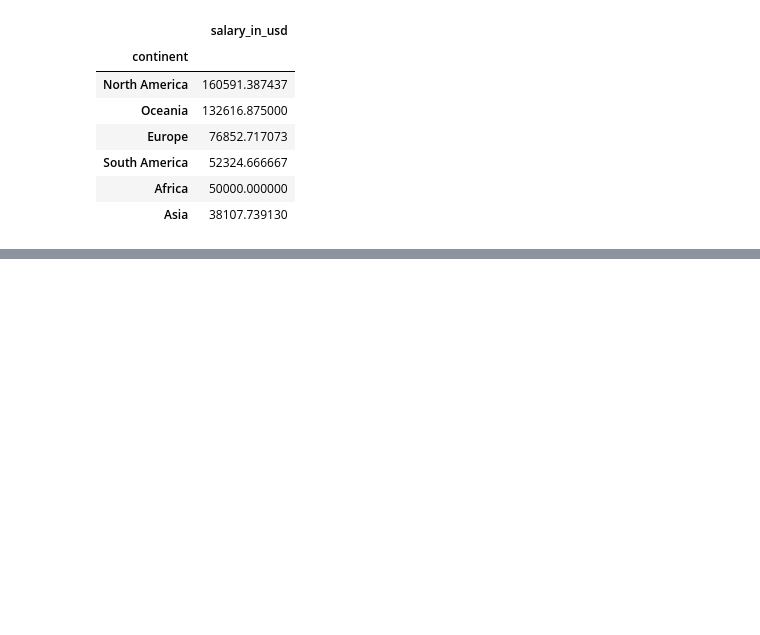
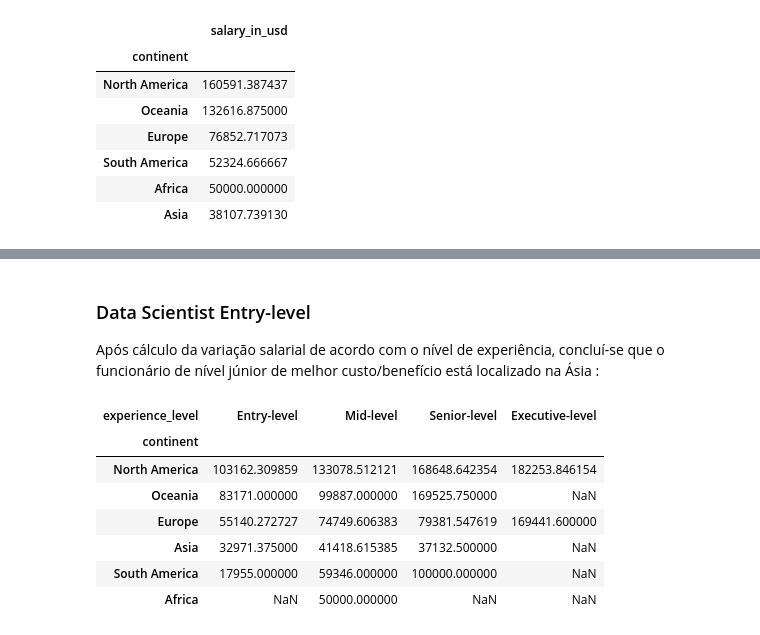
Before and after one commit to orafaelvinicius/Ada_tech, a Jupyter notebook: Tecnicas de programação I/Pasta Geral/Projeto/Projeto.ipynb, the cells around one changed output, grey strips where cells are left out. Drawn from its saved outputs; the diff is of its cells as text; code cells hidden in the pictures; blank space fills up the shorter version.

```diff
--- a/Tecnicas de programação I/Pasta Geral/Projeto/Projeto.ipynb
+++ b/Tecnicas de programação I/Pasta Geral/Projeto/Projeto.ipynb
@@ -491,0 +523,15 @@ Lembrando que
+# %% [markdown]
+### Data Scientist Entry-level
+Após cálculo da variação salarial de acordo com o nível de experiência, concluí-se que o funcionário de nível júnior de melhor custo/benefício está localizado na Ásia :
+# %%
+df_custo_beneficio = df_full_data.pivot_table(index='continent', columns='experience_level', values='salary_in_usd', aggfunc='mean')
+df_custo_beneficio.sort_values(by='Entry-level', ascending=False)
+# %% [output]
+| experience_level | Entry-level | Mid-level | Senior-level | Executive-level |
+| continent |  |  |  |  |
+| North America | 103162.309859 | 133078.512121 | 168648.642354 | 182253.846154 |
+| Oceania | 83171.000000 | 99887.000000 | 169525.750000 | NaN |
+| Europe | 55140.272727 | 74749.606383 | 79381.547619 | 169441.600000 |
+| Asia | 32971.375000 | 41418.615385 | 37132.500000 | NaN |
+| South America | 17955.000000 | 59346.000000 | 100000.000000 | NaN |
+| Africa | NaN | 50000.000000 | NaN | NaN |
```
Also changed, not shown: parts of 49 cells of this notebook.
